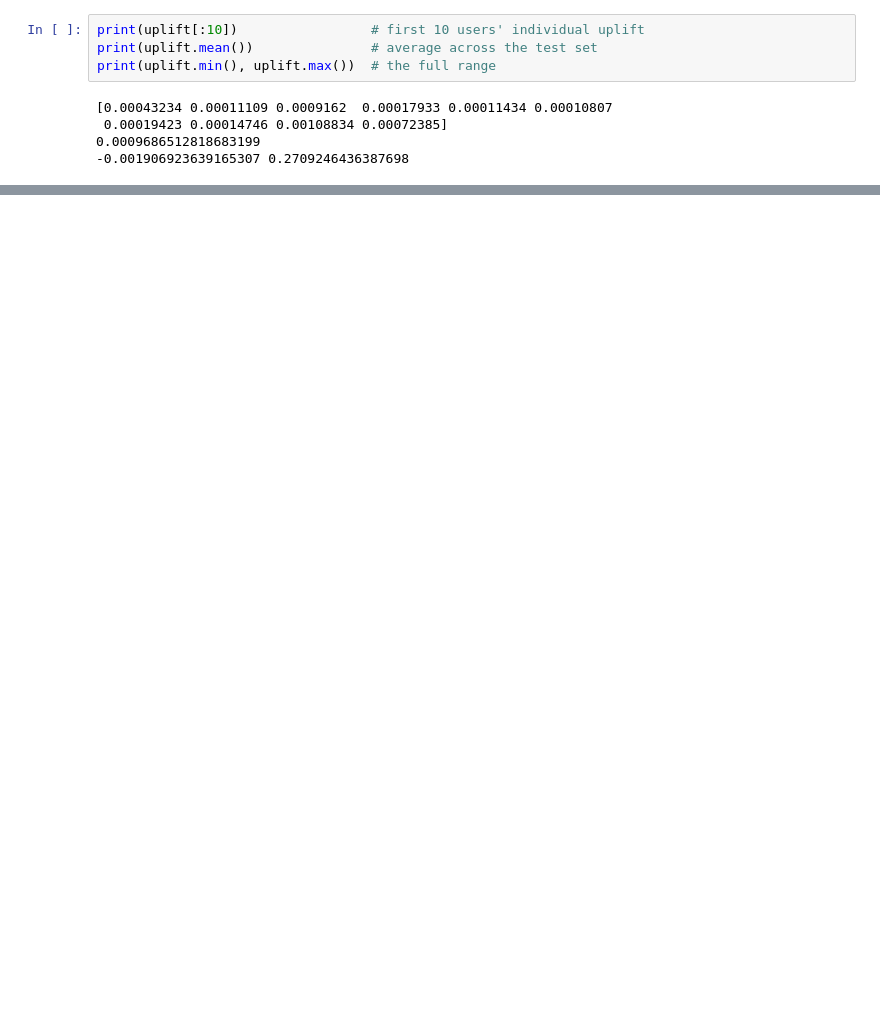
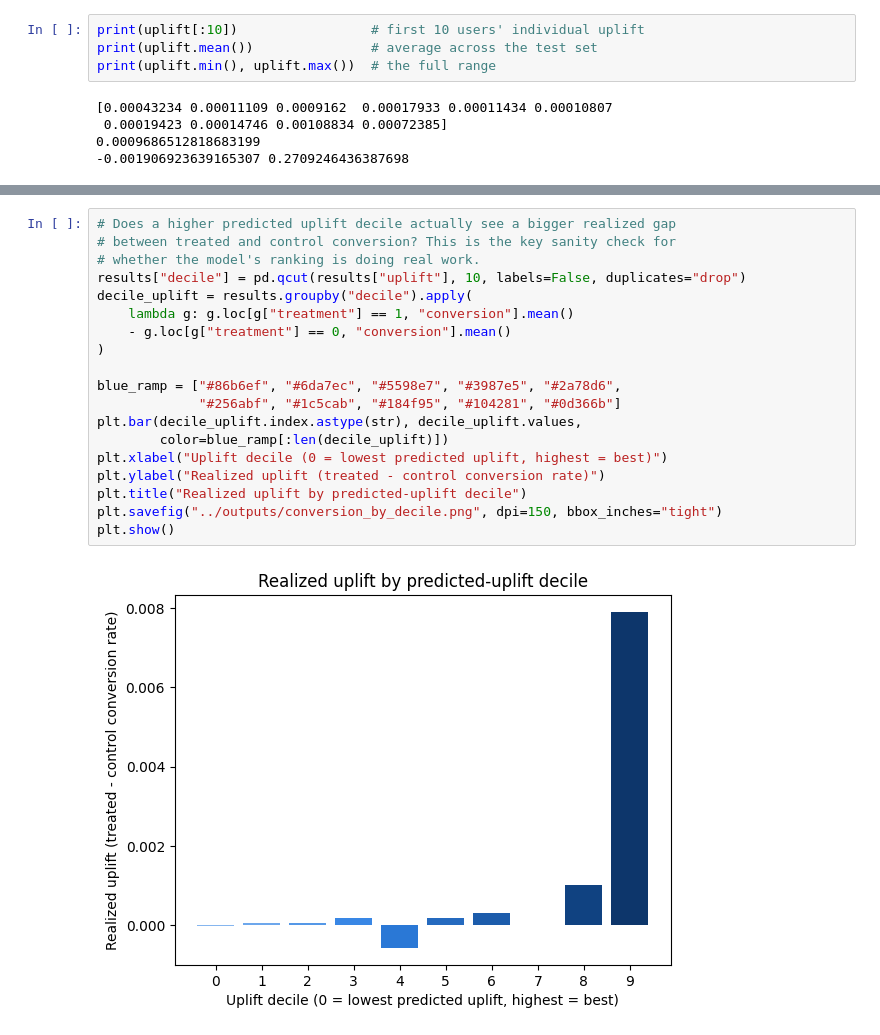
Before and after one commit to ihameed11/criteo-uplift, a Jupyter notebook: notebooks/01_EDA.ipynb, the cells around one changed output, grey strips where cells are left out. Cells and saved outputs as stored; diff of their text form; blank space fills up the shorter version.

```diff
--- a/notebooks/01_EDA.ipynb
+++ b/notebooks/01_EDA.ipynb
@@ -373,0 +357,21 @@ results.to_csv("../outputs/uplift_results.csv", index=False)
+# %%
+# Does a higher predicted uplift decile actually see a bigger realized gap
+# between treated and control conversion? This is the key sanity check for
+# whether the model's ranking is doing real work.
+results["decile"] = pd.qcut(results["uplift"], 10, labels=False, duplicates="drop")
+decile_uplift = results.groupby("decile").apply(
+    lambda g: g.loc[g["treatment"] == 1, "conversion"].mean()
+    - g.loc[g["treatment"] == 0, "conversion"].mean()
+)
+
+blue_ramp = ["#86b6ef", "#6da7ec", "#5598e7", "#3987e5", "#2a78d6",
+             "#256abf", "#1c5cab", "#184f95", "#104281", "#0d366b"]
+plt.bar(decile_uplift.index.astype(str), decile_uplift.values,
+        color=blue_ramp[:len(decile_uplift)])
+plt.xlabel("Uplift decile (0 = lowest predicted uplift, highest = best)")
+plt.ylabel("Realized uplift (treated - control conversion rate)")
+plt.title("Realized uplift by predicted-uplift decile")
+plt.savefig("../outputs/conversion_by_decile.png", dpi=150, bbox_inches="tight")
+plt.show()
+# %% [output]
+[figure, added]
```
Also changed, not shown: parts of 45 cells of this notebook, 4 other files.
